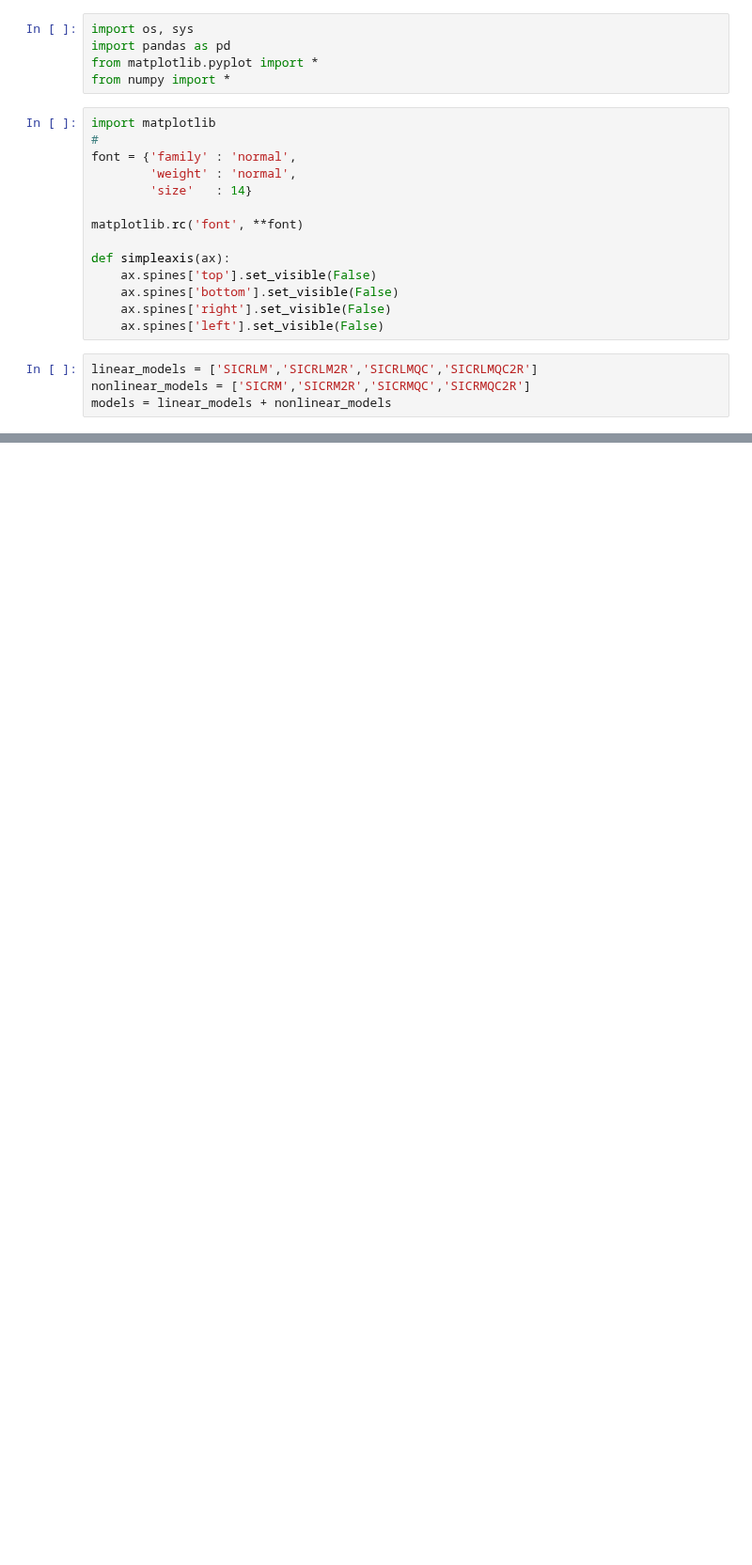
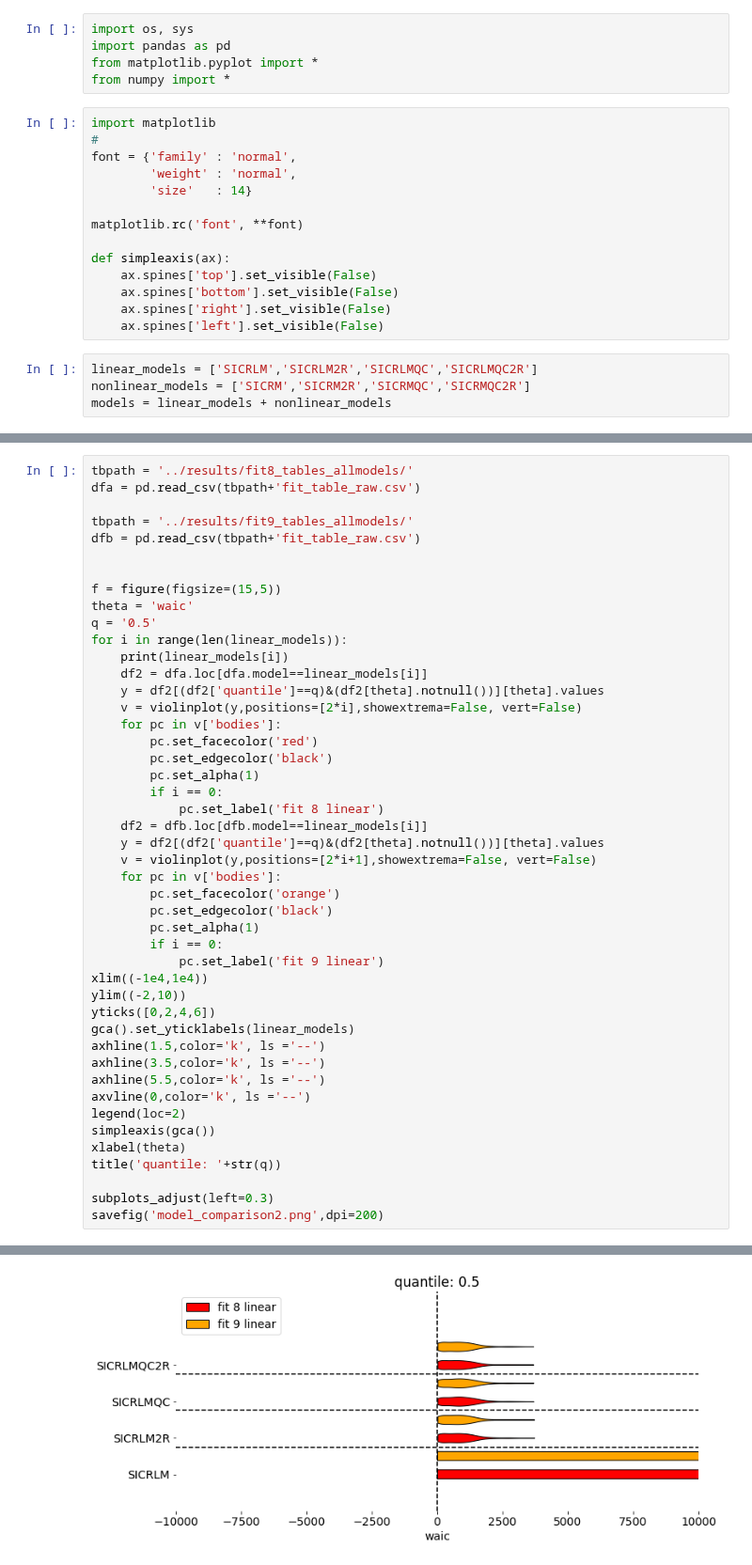
Before and after one commit to ccc1685/covid-19, a Jupyter notebook: notebooks/model_comparison.ipynb, the cells around one changed output, grey strips where cells are left out. Shown at 94% size. Saved outputs shown, nothing was run; the diff lists cells and outputs as text; blank space fills up the shorter version.

```diff
--- a/notebooks/model_comparison.ipynb
+++ b/notebooks/model_comparison.ipynb
@@ -74,0 +75,47 @@ SICRLMQC2R
+# %%
+tbpath = '../results/fit8_tables_allmodels/'
+dfa = pd.read_csv(tbpath+'fit_table_raw.csv')
+
+tbpath = '../results/fit9_tables_allmodels/'
+dfb = pd.read_csv(tbpath+'fit_table_raw.csv')
+
+
+f = figure(figsize=(15,5))
+theta = 'waic'
+q = '0.5'
+for i in range(len(linear_models)):
+    print(linear_models[i])
+    df2 = dfa.loc[dfa.model==linear_models[i]]
+    y = df2[(df2['quantile']==q)&(df2[theta].notnull())][theta].values
+    v = violinplot(y,positions=[2*i],showextrema=False, vert=False)
+    for pc in v['bodies']:
+        pc.set_facecolor('red')
+        pc.set_edgecolor('black')
+        pc.set_alpha(1)
+        if i == 0:
+            pc.set_label('fit 8 linear')
+    df2 = dfb.loc[dfb.model==linear_models[i]]
+    y = df2[(df2['quantile']==q)&(df2[theta].notnull())][theta].values
+    v = violinplot(y,positions=[2*i+1],showextrema=False, vert=False)
+    for pc in v['bodies']:
+        pc.set_facecolor('orange')
+        pc.set_edgecolor('black')
+        pc.set_alpha(1)
+        if i == 0:
+            pc.set_label('fit 9 linear')
+xlim((-1e4,1e4))
+ylim((-2,10))
+yticks([0,2,4,6])
+gca().set_yticklabels(linear_models)
+axhline(1.5,color='k', ls ='--')
+axhline(3.5,color='k', ls ='--')
+axhline(5.5,color='k', ls ='--')
+axvline(0,color='k', ls ='--')
+legend(loc=2)
+simpleaxis(gca())
+xlabel(theta)
+title('quantile: '+str(q))
+
+subplots_adjust(left=0.3)
+savefig('model_comparison2.png',dpi=200)
+# %% [output]
@@ -74,0 +126 @@ SICRLMQC2R
+[figure, added]
```
Also changed, not shown: parts of 3 cells of this notebook, 32 other files.
